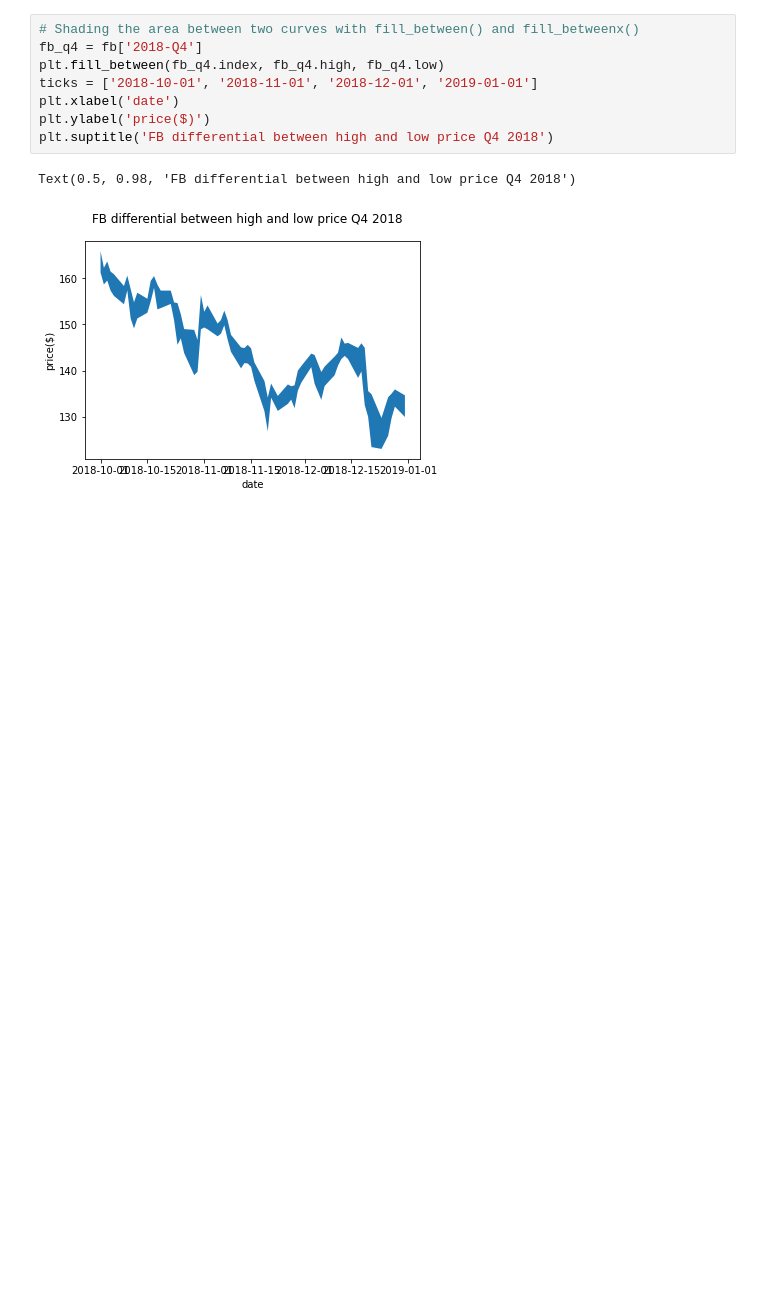
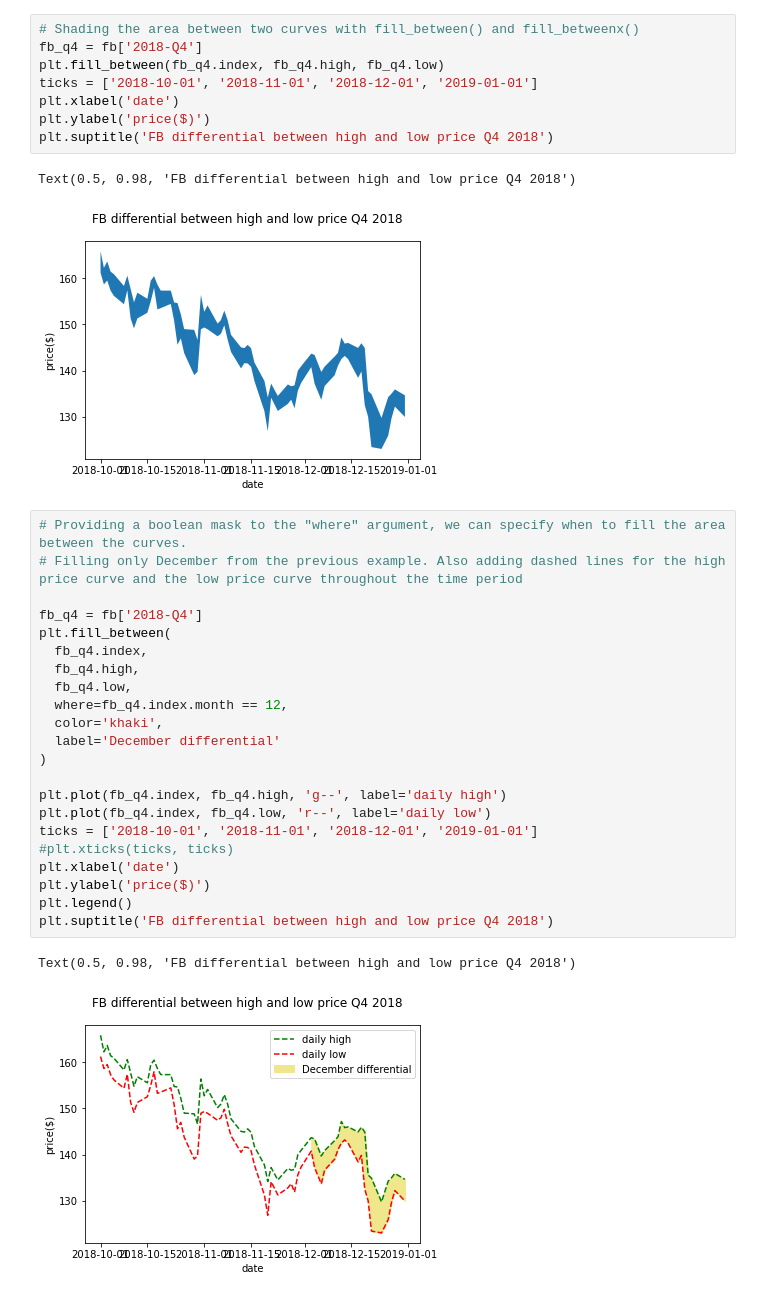
Before and after one commit to djzg/data_analysis_with_pandas, a Jupyter notebook: 06_plotting_with_seaborn_and_customization_techniques.ipynb, the cells around one changed output. Cells and saved outputs as stored; diff of their text form; blank space fills up the shorter version.

```diff
--- a/06_plotting_with_seaborn_and_customization_techniques.ipynb
+++ b/06_plotting_with_seaborn_and_customization_techniques.ipynb
@@ -394,3 +394,28 @@ plt.suptitle('FB differential between high and low price Q4 2018')
 # %% [output]
 Text(0.5, 0.98, 'FB differential between high and low price Q4 2018')
 [figure]
+# %%
+# Providing a boolean mask to the "where" argument, we can specify when to fill the area between the curves.
+# Filling only December from the previous example. Also adding dashed lines for the high price curve and the low price curve throughout the time period
+
+fb_q4 = fb['2018-Q4']
+plt.fill_between(
+  fb_q4.index,
+  fb_q4.high,
+  fb_q4.low,
+  where=fb_q4.index.month == 12,
+  color='khaki',
+  label='December differential'
+)
+
+plt.plot(fb_q4.index, fb_q4.high, 'g--', label='daily high')
+plt.plot(fb_q4.index, fb_q4.low, 'r--', label='daily low')
+ticks = ['2018-10-01', '2018-11-01', '2018-12-01', '2019-01-01']
+#plt.xticks(ticks, ticks)
+plt.xlabel('date')
+plt.ylabel('price($)')
+plt.legend()
+plt.suptitle('FB differential between high and low price Q4 2018')
+# %% [output]
+Text(0.5, 0.98, 'FB differential between high and low price Q4 2018')
+[figure, added]
```
Also changed, not shown: parts of 21 cells of this notebook, 5 other files.
